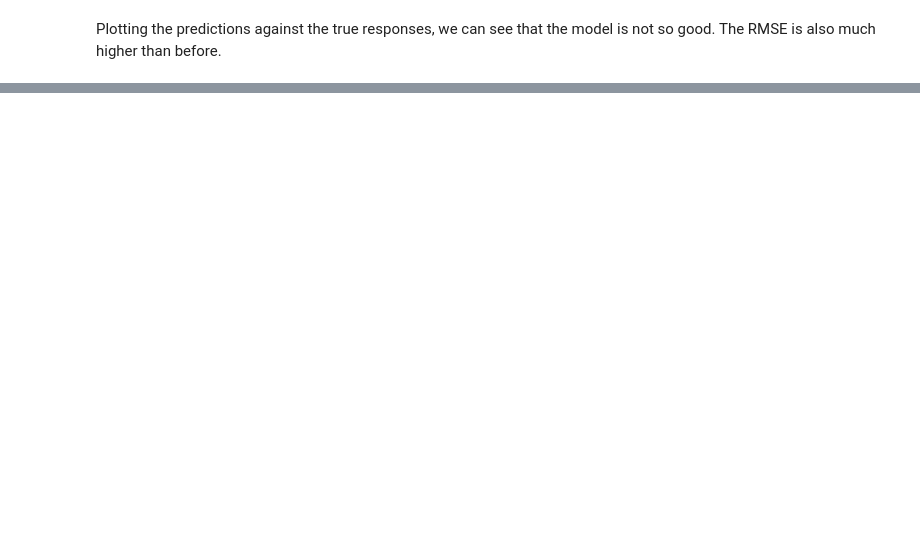
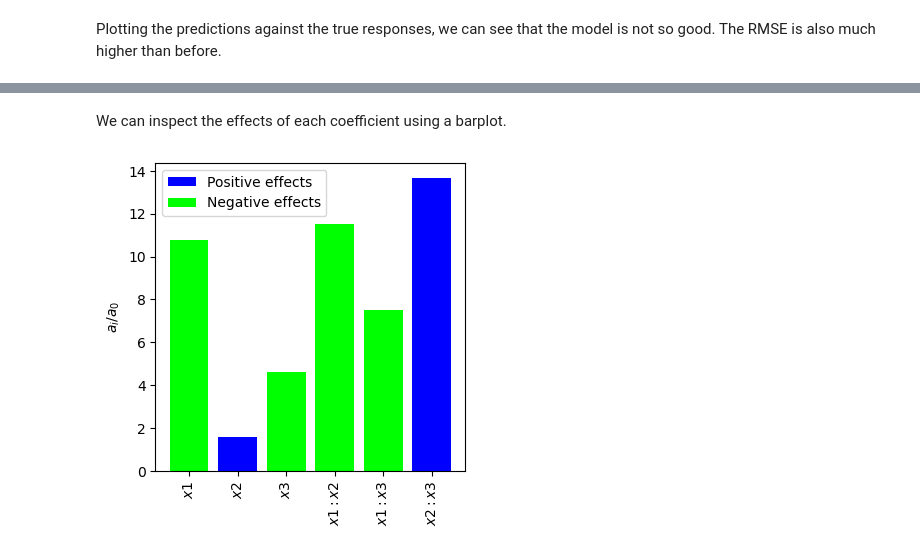
Before and after one commit to soleilvermeil/doe, a Jupyter notebook: example.ipynb, the cells around one changed output, grey strips where cells are left out. Saved outputs shown, nothing was run; the diff lists cells and outputs as text; code cells hidden in the pictures; blank space fills up the shorter version.

```diff
--- a/example.ipynb
+++ b/example.ipynb
@@ -187,0 +187,15 @@ plt.show()
+# %% [markdown]
+We can inspect the effects of each coefficient using a barplot.
+# %%
+x_to_plot = np.arange(start=1, stop=len(model.coefficients))
+y_to_plot = model.relative_effect()
+
+plt.figure(figsize=(4, 4), dpi=100)
+plt.bar(x_to_plot[y_to_plot>0], y_to_plot[y_to_plot>0], color="blue", label="Positive effects")
+plt.bar(x_to_plot[y_to_plot<0], -y_to_plot[y_to_plot<0], color="lime", label="Negative effects")
+plt.xticks(ticks=x_to_plot, labels=[f"${name}$" for name in model.coef_names()[1:]], rotation=90)
+plt.legend()
+plt.ylabel("$a_i / a_0$")
+plt.show()
+# %% [output]
+[figure, added]
```
Also changed, not shown: parts of 11 cells of this notebook.
